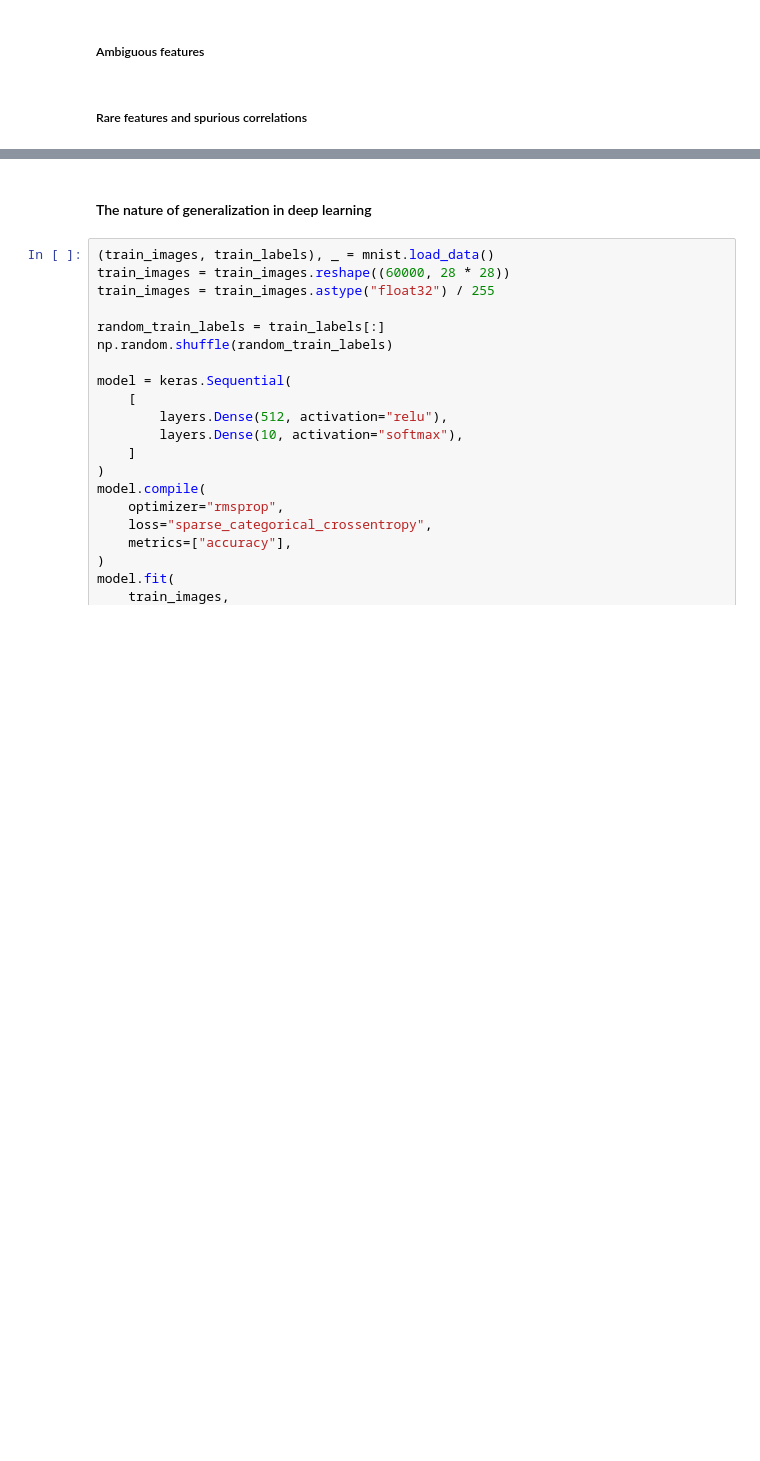
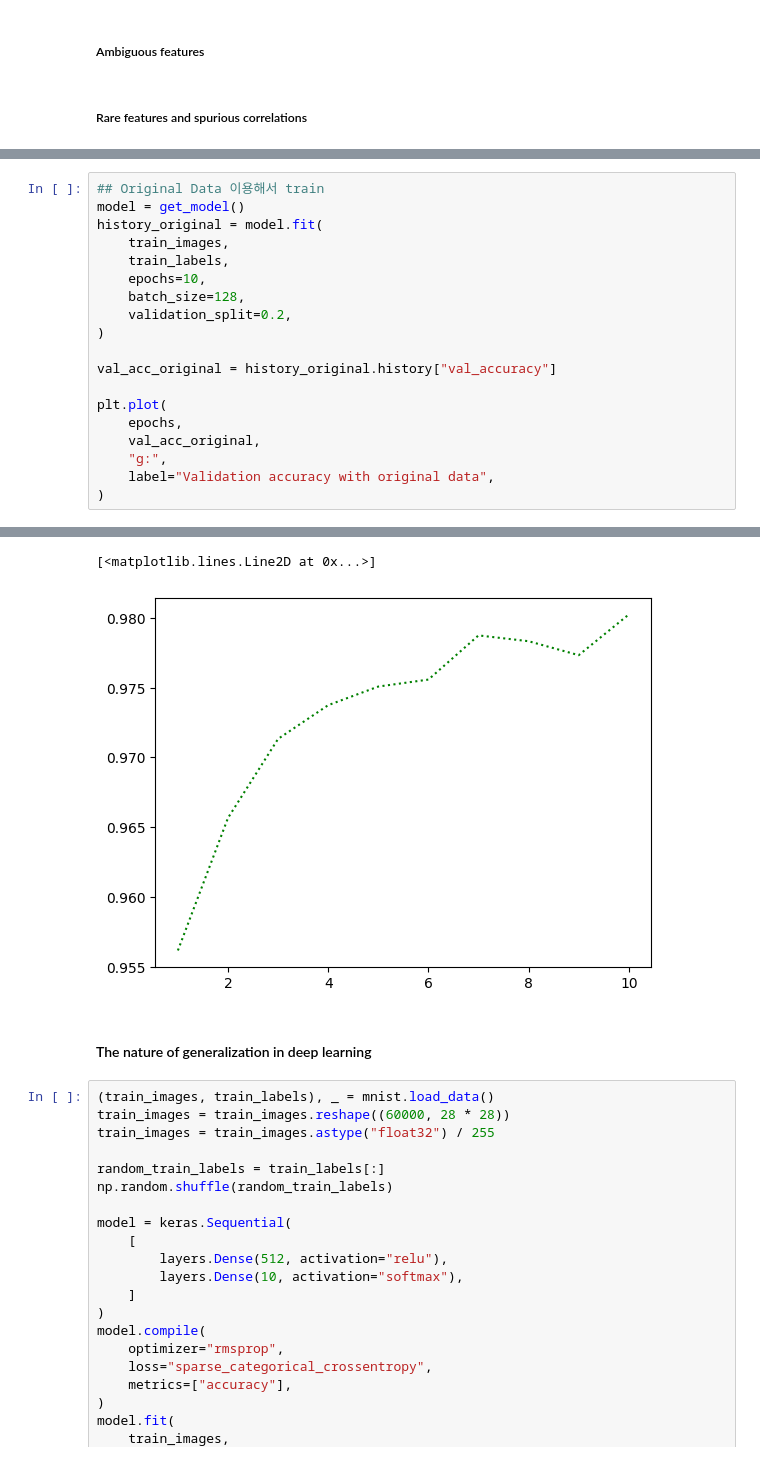
Before and after one commit to wjdgudwns/DL-theory-practice, a Jupyter notebook: chapter05_fundamentals-of-ml.ipynb, the cells around one changed output, grey strips where cells are left out. Cells and saved outputs as stored; diff of their text form; blank space fills up the shorter version.

```diff
--- a/chapter05_fundamentals-of-ml.ipynb
+++ b/chapter05_fundamentals-of-ml.ipynb
@@ -138,0 +133,20 @@ plt.show()
+# %%
+## Original Data 이용해서 train
+model = get_model()
+history_original = model.fit(
+    train_images,
+    train_labels,
+    epochs=10,
+    batch_size=128,
+    validation_split=0.2,
+)
+
+val_acc_original = history_original.history["val_accuracy"]
+
+plt.plot(
+    epochs,
+    val_acc_original,
+    "g:",
+    label="Validation accuracy with original data",
+)
+# %% [output]
@@ -139,3 +173,5 @@ plt.show()
+[<matplotlib.lines.Line2D at 0x...>]
+[figure, added]
 # %% [markdown]
 #### The nature of generalization in deep learning
 # %%
```
Also changed, not shown: parts of 24 cells of this notebook.
